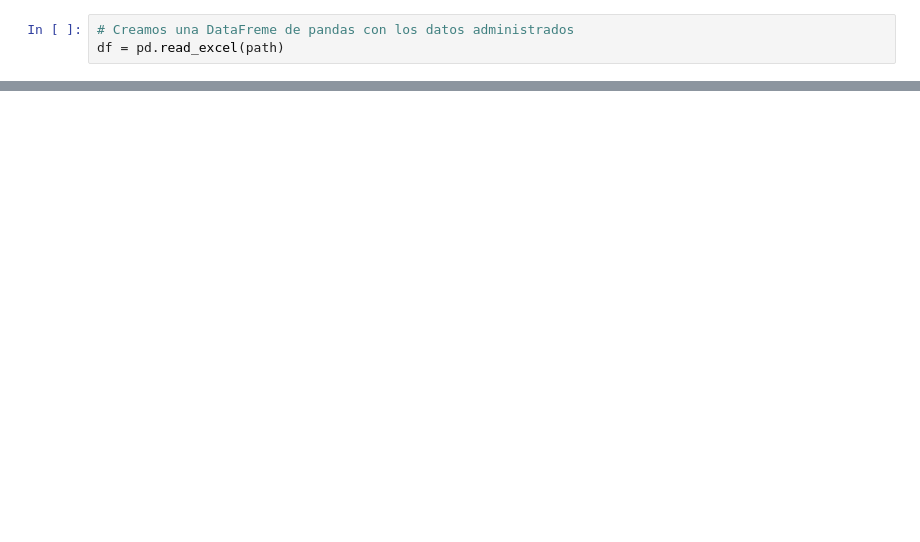
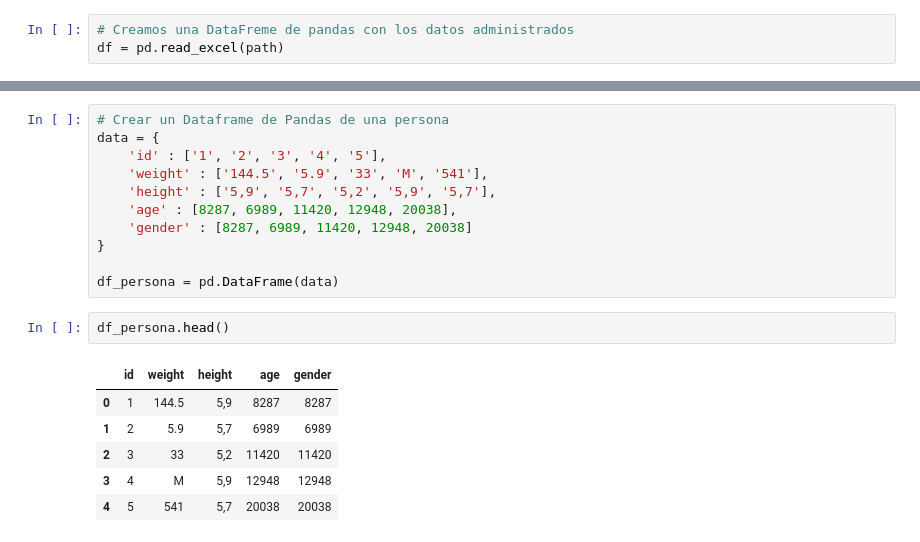
Before and after one commit to YGACHA/Ejemplo-Cajero, a Jupyter notebook: Talento_tech_Práctica1.ipynb, the cells around one changed output, grey strips where cells are left out. Drawn from its saved outputs; the diff is of its cells as text; blank space fills up the shorter version.

```diff
--- a/Talento_tech_Práctica1.ipynb
+++ b/Talento_tech_Práctica1.ipynb
@@ -49,0 +300,20 @@ df.describe()
+# %%
+# Crear un Dataframe de Pandas de una persona
+data = {
+    'id' : ['1', '2', '3', '4', '5'],
+    'weight' : ['144.5', '5.9', '33', 'M', '541'],
+    'height' : ['5,9', '5,7', '5,2', '5,9', '5,7'],
+    'age' : [8287, 6989, 11420, 12948, 20038],
+    'gender' : [8287, 6989, 11420, 12948, 20038]
+}
+
+df_persona = pd.DataFrame(data)
+# %%
+df_persona.head()
+# %% [output]
+|  | id | weight | height | age | gender |
+| 0 | 1 | 144.5 | 5,9 | 8287 | 8287 |
+| 1 | 2 | 5.9 | 5,7 | 6989 | 6989 |
+| 2 | 3 | 33 | 5,2 | 11420 | 11420 |
+| 3 | 4 | M | 5,9 | 12948 | 12948 |
+| 4 | 5 | 541 | 5,7 | 20038 | 20038 |
```
Also changed, not shown: parts of 31 cells of this notebook.
